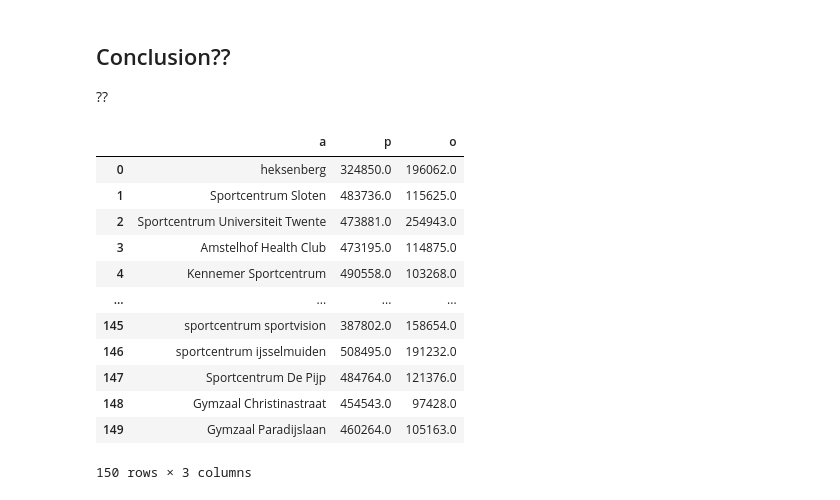
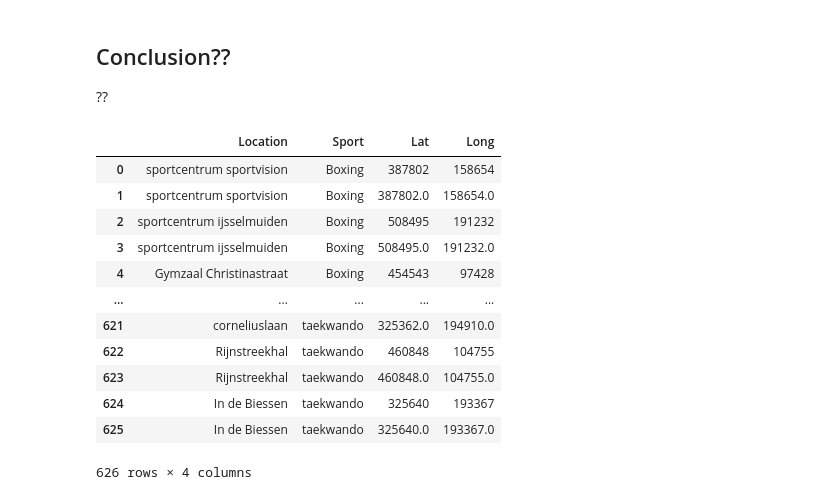
Before and after one commit to guoda23/KDproject, a Jupyter notebook: KDProject75.ipynb, the cells around one changed output. Drawn from its saved outputs; the diff is of its cells as text; code cells hidden in the pictures.

```diff
--- a/KDProject75.ipynb
+++ b/KDProject75.ipynb
@@ -127,30 +127,31 @@ MartialArt['descendants'].plot.barh()
 # %%
 %%sparql http://DESKTOP-TRJNVQU:7200/repositories/projectkd -s MartialArt
 PREFIX geo: <http://www.w3.org/2003/01/geo/wgs84_pos#>
 PREFIX ma: <http://www.semanticweb.org/guoda/ontologies/2021/9/untitled-ontology-44#>
 PREFIX rdfs: <http://www.w3.org/2000/01/rdf-schema#>
 PREFIX rdf: <http://www.w3.org/1999/02/22-rdf-syntax-ns#>
-select distinct ?a ?p ?o where {
+select distinct ?Location ?Sport ?Lat ?Long where {
     ?s ma:accomodatesSportType ?b .
     ?b rdf:type ma:MartialArt .
-    ?s rdfs:label ?a .
-	?s geo:lat ?p .
-    ?s geo:long ?o
-}
+    ?b rdfs:label ?Sport .
+    ?s rdfs:label ?Location .
+	?s ma:hasX ?Long .
+    ?s ma:hasY ?Lat
+}  order by ?Sport
 # %% [output]
-|  | a | p | o |
-| 0 | heksenberg | 324850.0 | 196062.0 |
-| 1 | Sportcentrum Sloten | 483736.0 | 115625.0 |
-| 2 | Sportcentrum Universiteit Twente | 473881.0 | 254943.0 |
-| 3 | Amstelhof Health Club | 473195.0 | 114875.0 |
-| 4 | Kennemer Sportcentrum | 490558.0 | 103268.0 |
-| ... | ... | ... | ... |
-| 145 | sportcentrum sportvision | 387802.0 | 158654.0 |
-| 146 | sportcentrum ijsselmuiden | 508495.0 | 191232.0 |
-| 147 | Sportcentrum De Pijp | 484764.0 | 121376.0 |
-| 148 | Gymzaal Christinastraat | 454543.0 | 97428.0 |
-| 149 | Gymzaal Paradijslaan | 460264.0 | 105163.0 |
+|  | Location | Sport | Lat | Long |
+| 0 | sportcentrum sportvision | Boxing | 387802 | 158654 |
+| 1 | sportcentrum sportvision | Boxing | 387802.0 | 158654.0 |
+| 2 | sportcentrum ijsselmuiden | Boxing | 508495 | 191232 |
+| 3 | sportcentrum ijsselmuiden | Boxing | 508495.0 | 191232.0 |
+| 4 | Gymzaal Christinastraat | Boxing | 454543 | 97428 |
+| ... | ... | ... | ... | ... |
+| 621 | corneliuslaan | taekwando | 325362.0 | 194910.0 |
+| 622 | Rijnstreekhal | taekwando | 460848 | 104755 |
+| 623 | Rijnstreekhal | taekwando | 460848.0 | 104755.0 |
+| 624 | In de Biessen | taekwando | 325640 | 193367 |
+| 625 | In de Biessen | taekwando | 325640.0 | 193367.0 |
-150 rows × 3 columns
+626 rows × 4 columns
 # %%
 from pyproj import Proj, transform
 import folium # pip install folium
```
Also changed, not shown: parts of 1 cell of this notebook, 2 other files.
